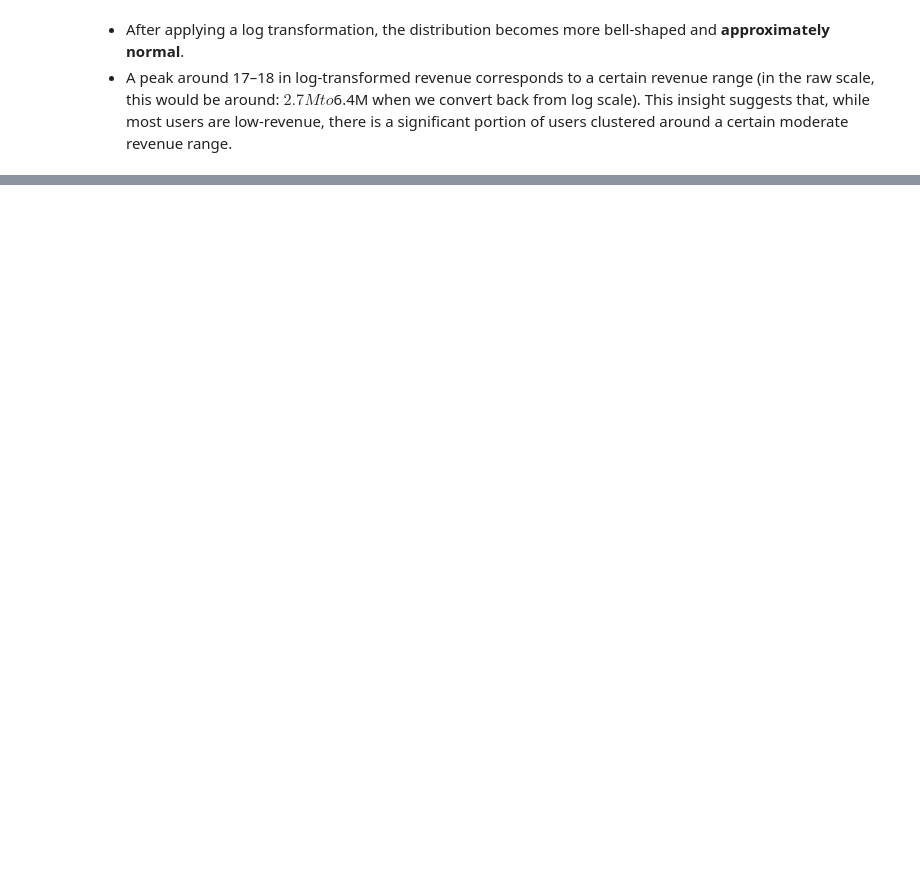
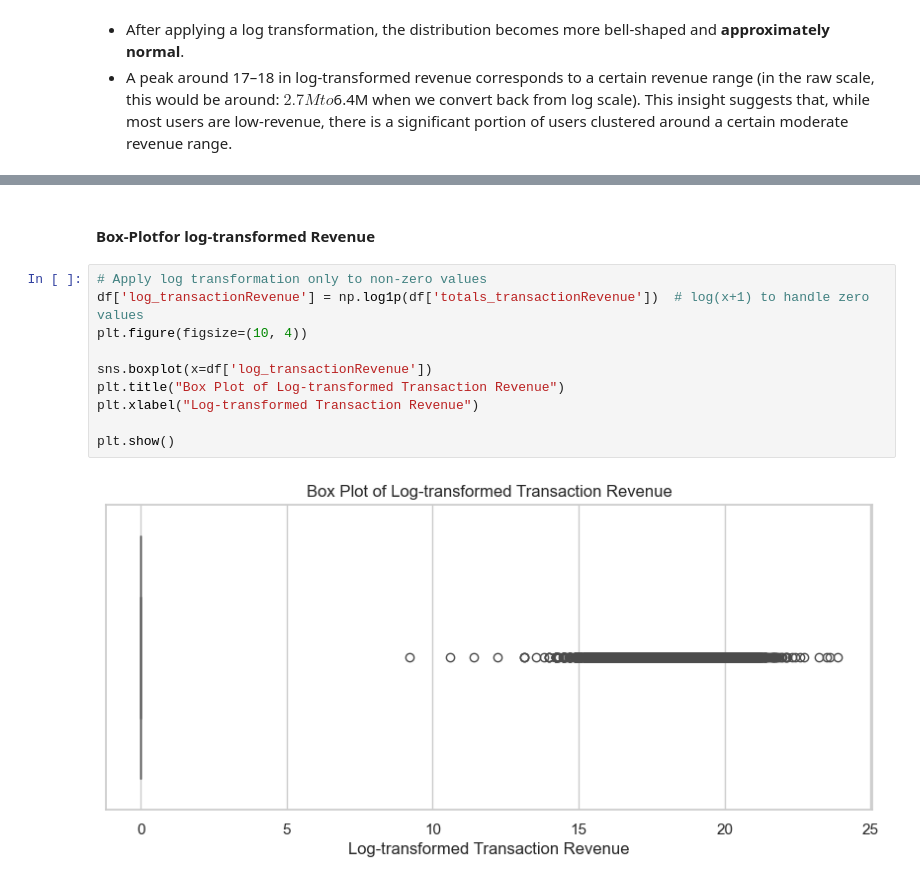
Before and after one commit to PaolaGaray/GA-CustomerRevenuePrediction, a Jupyter notebook: notebooks/EDA.ipynb, the cells around one changed output, grey strips where cells are left out. Saved outputs shown, nothing was run; the diff lists cells and outputs as text; blank space fills up the shorter version.

```diff
--- a/notebooks/EDA.ipynb
+++ b/notebooks/EDA.ipynb
@@ -503,0 +524,14 @@ This insight suggests that, while most users are low-revenue, there is a signifi
+# %% [markdown]
+#### Box-Plotfor log-transformed Revenue
+# %%
+# Apply log transformation only to non-zero values
+df['log_transactionRevenue'] = np.log1p(df['totals_transactionRevenue'])  # log(x+1) to handle zero values
+plt.figure(figsize=(10, 4))
+
+sns.boxplot(x=df['log_transactionRevenue'])
+plt.title("Box Plot of Log-transformed Transaction Revenue")
+plt.xlabel("Log-transformed Transaction Revenue")
+
+plt.show()
+# %% [output]
+[figure, added]
```
Also changed, not shown: parts of 16 cells of this notebook.
